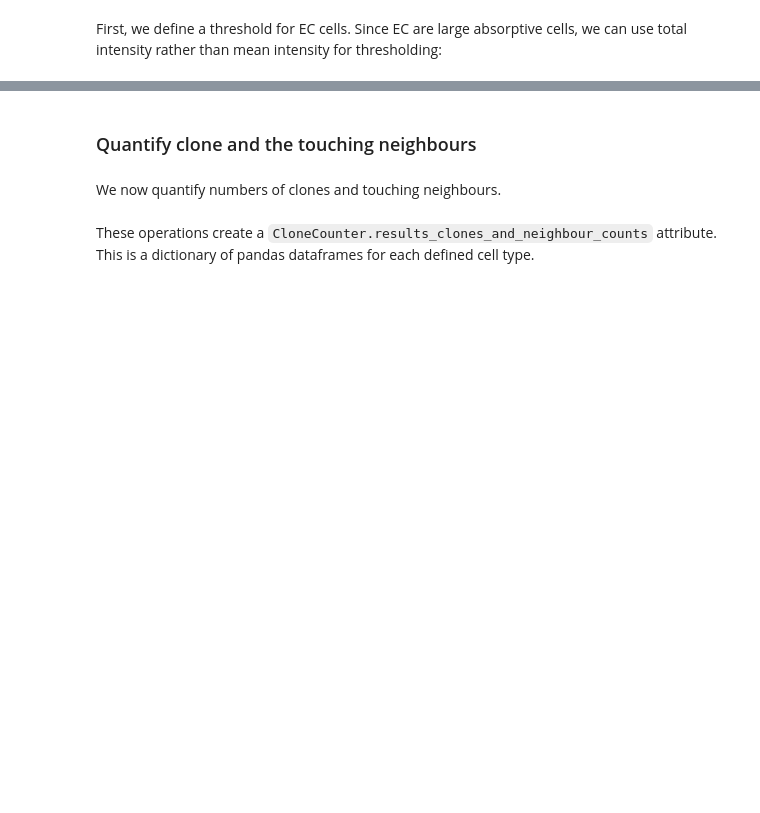
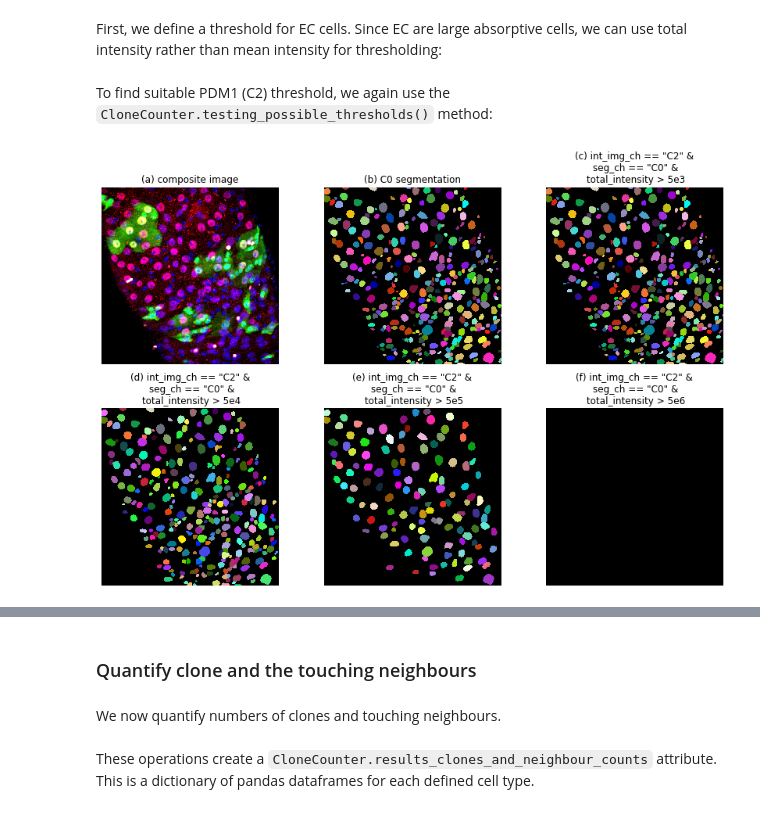
Before and after one commit to morriso1/clonedetective, a Jupyter notebook: 03_Tutorial_Walkthrough.ipynb, the cells around one changed output, grey strips where cells are left out. Saved outputs shown, nothing was run; the diff lists cells and outputs as text; code cells hidden in the pictures; blank space fills up the shorter version.

```diff
--- a/03_Tutorial_Walkthrough.ipynb
+++ b/03_Tutorial_Walkthrough.ipynb
@@ -459,3 +459,18 @@ First, we define a threshold for EC cells. Since EC are large absorptive cells,
 exp.results_measurements = exp.results_measurements.eval(
     "total_intensity = mean_intensity * area"
 )
+# %% [markdown]
+To find suitable PDM1 (C2) threshold, we again use the `CloneCounter.testing_possible_thresholds()` method:
+# %%
+exp.testing_possible_thresholds(
+    int_img="a1g01p1",
+    thresholds=[
+        ['int_img_ch == "C2" & seg_ch == "C0" & total_intensity > 5e3'],
+        ['int_img_ch == "C2" & seg_ch == "C0" & total_intensity > 5e4'],
+        ['int_img_ch == "C2" & seg_ch == "C0" & total_intensity > 5e5'],
+        ['int_img_ch == "C2" & seg_ch == "C0" & total_intensity > 5e6'],
+    ],
+    interpolation="none",
+)
+# %% [output]
+[figure, added]
```
Also changed, not shown: parts of 18 cells of this notebook, 5 other files.
